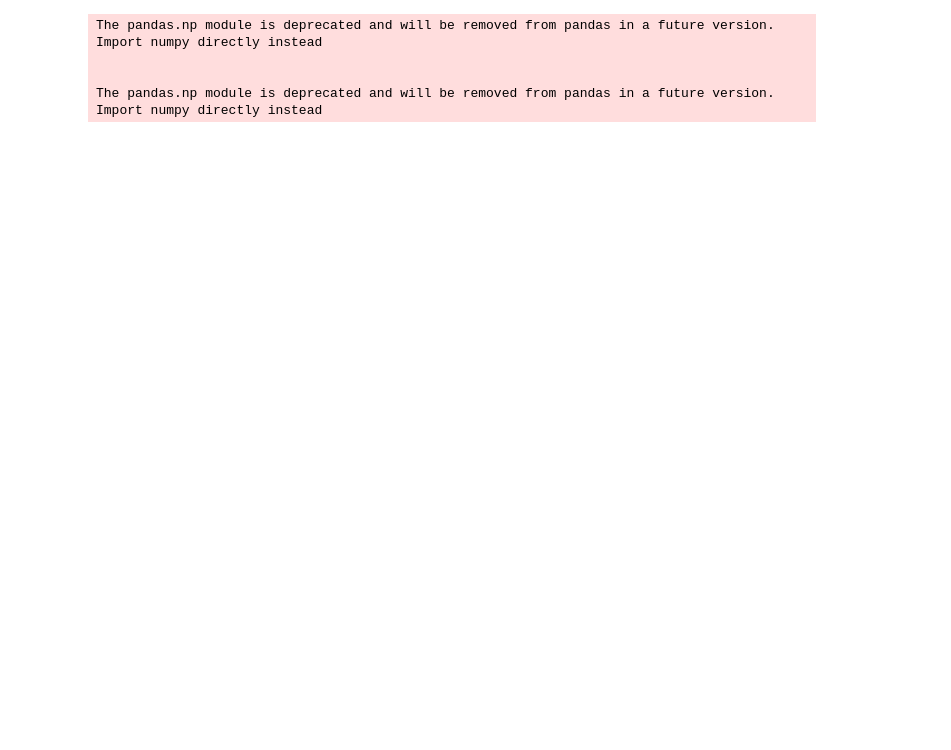
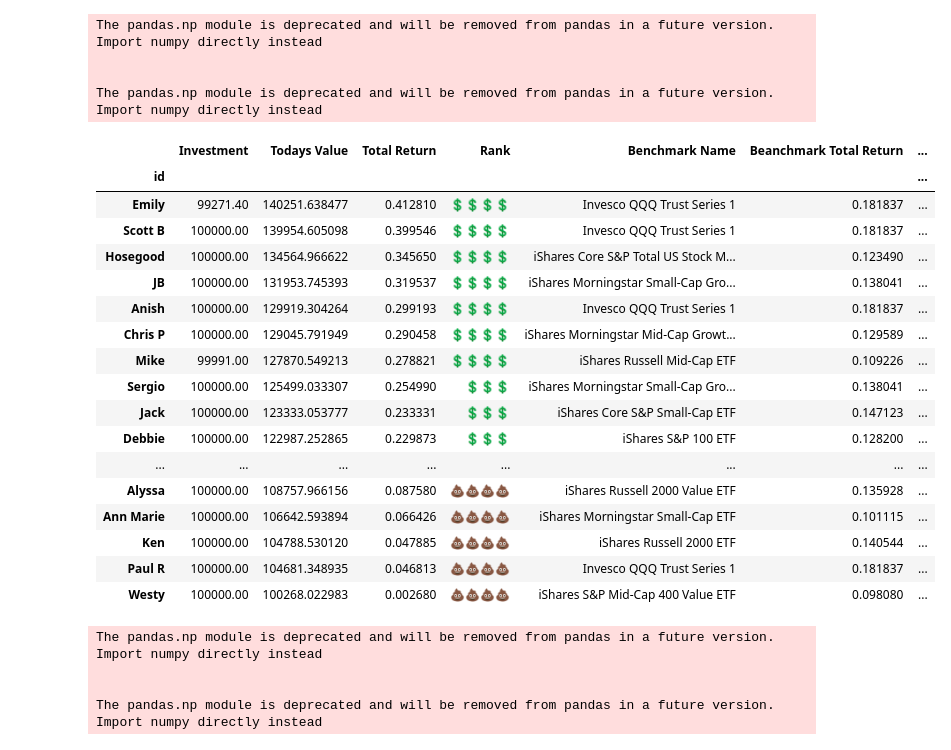
Before and after one commit to Jgarden79/liars_poker, a Jupyter notebook: Liars_poker.ipynb, the cells around one changed output. Drawn from its saved outputs; the diff is of its cells as text; code cells hidden in the pictures; blank space fills up the shorter version.

```diff
--- a/Liars_poker.ipynb
+++ b/Liars_poker.ipynb
@@ -78,16 +94,16 @@ def league():
     ab = pd.DataFrame({'Stocks': ['MSFT.O', 'AMZN.O', 'NFLX.O', 'PYPL.O', 'UNH', 'HD', 'DIS', 'CLX', 'INO.O', 'NVDA.O'], 'Investment': [10000, 10000, 10000, 10000, 10000, 10000, 10000, 10000, 10000, 10000], 'id':'Ali'})
     jw = pd.DataFrame({'Stocks': ['ZBRA.O', 'FLIR.O', 'ECL', 'C', 'BAC', 'LUV', 'SNY.O'], 'Investment': [17500, 17500, 17500, 10000, 10000, 17500, 10000], 'id': 'Westy'})
     jpl = pd.DataFrame({'Stocks': ['AMD.O', 'NTDOY.PK', 'SNE', 'MSFT.O', 'F', '0593q.L', 'PEP.O', 'NSRGY.PK', 'PG', 'RHHBY.PK', 'PFE'] ,'Investment': [5000, 5000, 5000, 5000, 5000, 5000, 10000, 15000, 15000, 15000, 15000], 'id': 'JPL'})
-    aw = pd.DataFrame({'Stocks': ['MAR.O', 'MGM', 'CHK', 'CVX', 'BA', 'LUV', 'ROKU.O', 'M', 'PYPL.O', 'AMC'], 'Investment': [10000, 10000, 10000, 10000, 10000, 10000, 10000, 10000, 10000, 10000], 'id':'Alyssa'})
+    aw = pd.DataFrame({'Stocks': ['MAR.O', 'MGM', 'CHKAQ.PK', 'CVX', 'BA', 'LUV', 'ROKU.O', 'M', 'PYPL.O', 'AMC'], 'Investment': [10000, 10000, 10000, 10000, 10000, 10000, 10000, 10000, 10000, 10000], 'id':'Alyssa'})
     pr = pd.DataFrame({'Stocks': [ 'ABBV.N', 'ASML.O', 'CGNX.O', 'EA.O', 'EOG.N', 'GILD.O', 'HUM.N', 'JD.O', 'MDB.O', 'ROP.N'], 'Investment': [15000,18000,3000,5000,4000,14000,10000,11000,15000,5000], 'id':'Paul R'})
     fr = pd.DataFrame({'Stocks': ['AAPL.O', 'ABBV.N', 'AMZN.O', 'AXP', 'CHWY.K', 'FIVN.O','MRK', 'OKTA.O','TDOC.K', 'VRSN.O'], 'Investment': [17000,8000,21000,6000,10000,10000,6000,11000,8000,3000], 'id':'Farrah'})
     el = pd.DataFrame({'Stocks': [ 'MSFT.O', 'AMZN.O', 'DIS', 'ZM.O', 'NVDA.O', 'VZ', 'LUV', 'VRTX.O'], 'Investment': [20000, 15000, 10000, 10000, 10000, 15000, 10000, 10000], 'id':'Evan'})
-    jb = pd.DataFrame({'Stocks': [ 'TTD.O', 'GMED.K', 'APPN.O', 'NOW', 'MTCH.O', 'RUBI.O', 'PENN.O', 'SPLK.O', 'NVDA.O', 'LVGO.O'], 'Investment': [10000, 10000, 10000, 10000, 10000, 10000, 10000, 10000, 10000, 10000], 'id':'JB'})
+    jb = pd.DataFrame({'Stocks': [ 'TTD.O', 'GMED.K', 'APPN.O', 'NOW', 'MTCH.O', 'MGNI.O', 'PENN.O', 'SPLK.O', 'NVDA.O', 'LVGO.O'], 'Investment': [10000, 10000, 10000, 10000, 10000, 10000, 10000, 10000, 10000, 10000], 'id':'JB'})
     ds = pd.DataFrame({'Stocks': [ 'MSFT.O', 'AAPL.O', 'AMZN.O', 'T', 'JPM', 'UNH', 'ATVI.O', 'V', 'LUV'], 'Investment': [14843.25, 14943.18, 14654.22, 15183.12, 9925.62, 9755.20, 10581.06, 4881, 5232.30], 'id':'Daniel'})
     eh = pd.DataFrame({'Stocks': [ 'TSLA.O', 'CVX', 'TGT', 'ALGN.O', 'MAR.O', 'AMZN.O'], 'Investment': [17535, 5502, 7339.8, 14737.2, 5310, 48847.4], 'id':'Emily'})
     jt = pd.DataFrame({'Stocks': [ 'AMZN.O', 'EXPE.O', 'LUV', 'TJX', 'V', 'IPG', 'CCL', 'MITT.K', 'MRNA.O', 'DVAX.O'], 'Investment': [10000, 10000, 10000, 10000, 10000, 10000, 10000, 10000, 10000, 10000], 'id':'Jon T'})
     ar = pd.DataFrame({'Stocks': [ 'AMZN.O', 'AVGO.O', 'PYPL.O', 'ILMN.O', 'EQIX.O', 'AAPL.O', 'TSM', 'ATVI.O', 'TSLA.O', 'DHR'], 'Investment': [10500, 10500, 10500, 10500, 10500, 10500, 10500, 10500, 5500, 10500], 'id':'Anish'})
-    mb = pd.DataFrame({'Stocks': ['ASML.O', 'MSFT.O'], 'Investment': [9990, 10], 'id':'Burke'})
+    mb = pd.DataFrame({'Stocks': ['ASML.O', 'MSFT.O'], 'Investment': [99990, 10], 'id':'Burke'})
     nd = pd.DataFrame({'Stocks': ['LUV', 'NCLH.K', 'AMZN.O', 'MGM', 'EQIX.O'], 'Investment': [20000, 20000, 20000, 20000, 20000], 'id':'Dado'})
     gk = pd.DataFrame({'Stocks': ['F', 'THRM.O', 'BA', 'LVS', 'DIS', 'MDT', 'MRK', 'MAR.O'], 'Investment': [12500, 12500, 12500, 12500, 12500, 12500, 12500, 12500], 'id':'Greg'})
     cp = pd.DataFrame({'Stocks': ['PENN.O', 'DDOG.O', 'AMZN.O', 'TWLO.K', 'NVCR.O', 'ZS.O', 'TTD.O', 'SHOP.K','TEAM.O', 'MELI.O'], 'Investment': [10000, 10000, 10000, 10000, 10000, 10000, 10000, 10000, 10000, 10000], 'id':'Chris P'})
@@ -101,12 +117,14 @@ def league():
     start = pd.read_pickle('start.pkl')
 
     today = datetime.date.today()
-    #last_date = today.strftime('%Y-%m-%d')
-    last_date = '2020-06-12'
+    tr_date = today - datetime.timedelta(days = 1)
+    tr_date = tr_date.strftime('%Y-%m-%d')
+    last_date = today.strftime('%Y-%m-%d')
+
 
     stocks = start.index.to_list()
     fields = [ek.TR_Field('DSPLY_NAME'), ek.TR_Field('TR.GICSSector'), ek.TR_Field('TR.CLOSEPRICE', params={'SDate': last_date}),
-             ek.TR_Field('TR.TotalReturn', params={'SDate':'2020-05-31','EDate': '2020-06-11'}), ek.TR_Field('PCTCHNG')]
+             ek.TR_Field('TR.TotalReturn', params={'SDate':'2020-05-31','EDate':tr_date}), ek.TR_Field('PCTCHNG')]
     today = ek.get_data(stocks, fields=fields)[0]
     today = today.rename(columns = {'Instrument': 'Stocks'})
     today = today.set_index('Stocks')
@@ -120,6 +138,7 @@ def league():
     master =  master.rename(columns = {'Since Inception': 'Total Return'})
     master['Todays Value'] = master['Investment'] * (1+master['Total Return'])
     roster = master['id'].drop_duplicates().to_list()
+
 
     bms = []
     bm_rets = pd.read_pickle('bm_rets.pkl').pct_change().dropna()
@@ -181,7 +200,7 @@ def league():
                 'OEF', 'IJK', 'IUSV.O', 'HDV', 'IJS','IJJ', 'IJT.O', 'IWY', 'JKE', 'JKH', 'JKD', 'IWC', 'JKG', 'IWL', 'IWX', 'JKF',
                 'JKI.O', 'JKL', 'JKK', 'JKJ', 'QQQ.O']
     fields = [ek.TR_Field('TR.FundName'), ek.TR_Field('TR.CLOSEPRICE', params={'SDate': last_date}),
-             ek.TR_Field('TR.TotalReturn', params={'SDate':'2020-05-31','EDate':'2020-06-11'}), ek.TR_Field('PCTCHNG')]
+             ek.TR_Field('TR.TotalReturn', params={'SDate':'2020-05-31','EDate':tr_date}), ek.TR_Field('PCTCHNG')]
     bms_2 = ek.get_data(etfs, fields=fields)[0]
     bms_2 = bms_2.rename(columns = {'Instrument':'Benchmark'})
     bms_2 = bms_2.set_index('Benchmark')
@@ -209,7 +228,33 @@ def league():
 
 
 
+
     return  league_final
+# %%
+league()
+# %% [output]
+The pandas.np module is deprecated and will be removed from pandas in a future version. Import numpy directly instead
+
+
+The pandas.np module is deprecated and will be removed from pandas in a future version. Import numpy directly instead
+|  | Investment | Todays Value | Total Return | Rank | Benchmark Name | Beanchmark Total Return | ... |
+| id |  |  |  |  |  |  | ... |
+| Emily | 99271.40 | 140251.638477 | 0.412810 | 💲💲💲💲 | Invesco QQQ Trust Series 1 | 0.181837 | ... |
+| Scott B | 100000.00 | 139954.605098 | 0.399546 | 💲💲💲💲 | Invesco QQQ Trust Series 1 | 0.181837 | ... |
+| Hosegood | 100000.00 | 134564.966622 | 0.345650 | 💲💲💲💲 | iShares Core S&P Total US Stock M... | 0.123490 | ... |
+| JB | 100000.00 | 131953.745393 | 0.319537 | 💲💲💲💲 | iShares Morningstar Small-Cap Gro... | 0.138041 | ... |
+| Anish | 100000.00 | 129919.304264 | 0.299193 | 💲💲💲💲 | Invesco QQQ Trust Series 1 | 0.181837 | ... |
+| Chris P | 100000.00 | 129045.791949 | 0.290458 | 💲💲💲💲 | iShares Morningstar Mid-Cap Growt... | 0.129589 | ... |
+| Mike | 99991.00 | 127870.549213 | 0.278821 | 💲💲💲💲 | iShares Russell Mid-Cap ETF | 0.109226 | ... |
+| Sergio | 100000.00 | 125499.033307 | 0.254990 | 💲💲💲 | iShares Morningstar Small-Cap Gro... | 0.138041 | ... |
+| Jack | 100000.00 | 123333.053777 | 0.233331 | 💲💲💲 | iShares Core S&P Small-Cap ETF | 0.147123 | ... |
+| Debbie | 100000.00 | 122987.252865 | 0.229873 | 💲💲💲 | iShares S&P 100 ETF | 0.128200 | ... |
+| ... | ... | ... | ... | ... | ... | ... | ... |
+| Alyssa | 100000.00 | 108757.966156 | 0.087580 | 💩💩💩💩 | iShares Russell 2000 Value ETF | 0.135928 | ... |
+| Ann Marie | 100000.00 | 106642.593894 | 0.066426 | 💩💩💩💩 | iShares Morningstar Small-Cap ETF | 0.101115 | ... |
+| Ken | 100000.00 | 104788.530120 | 0.047885 | 💩💩💩💩 | iShares Russell 2000 ETF | 0.140544 | ... |
+| Paul R | 100000.00 | 104681.348935 | 0.046813 | 💩💩💩💩 | Invesco QQQ Trust Series 1 | 0.181837 | ... |
+| Westy | 100000.00 | 100268.022983 | 0.002680 | 💩💩💩💩 | iShares S&P Mid-Cap 400 Value ETF | 0.098080 | ... |
 # %%
 def table(x):
     df_6 = x.reset_index()
```
Also changed, not shown: parts of 2 cells of this notebook, 30 other files.
